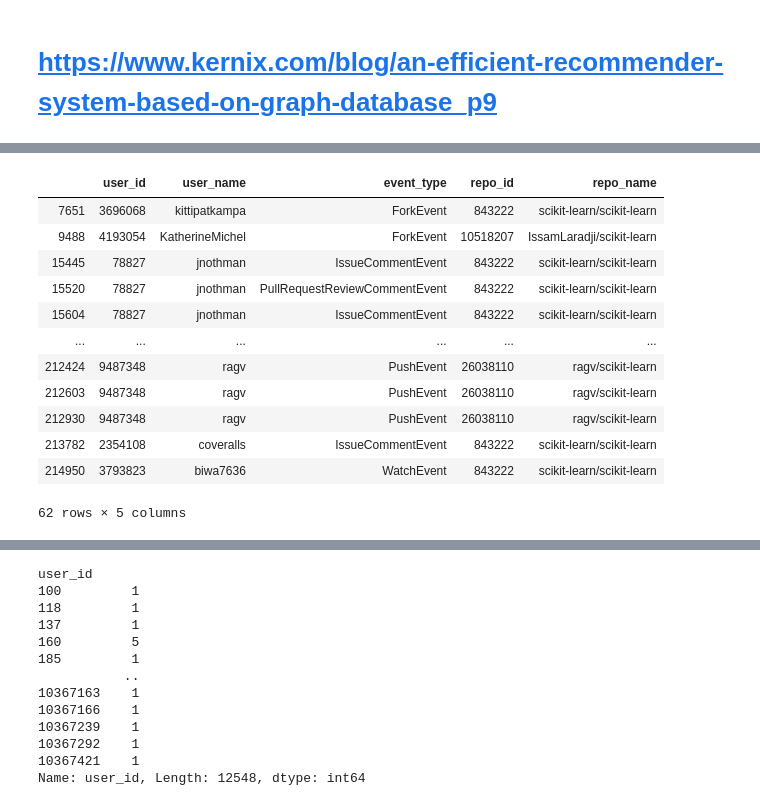
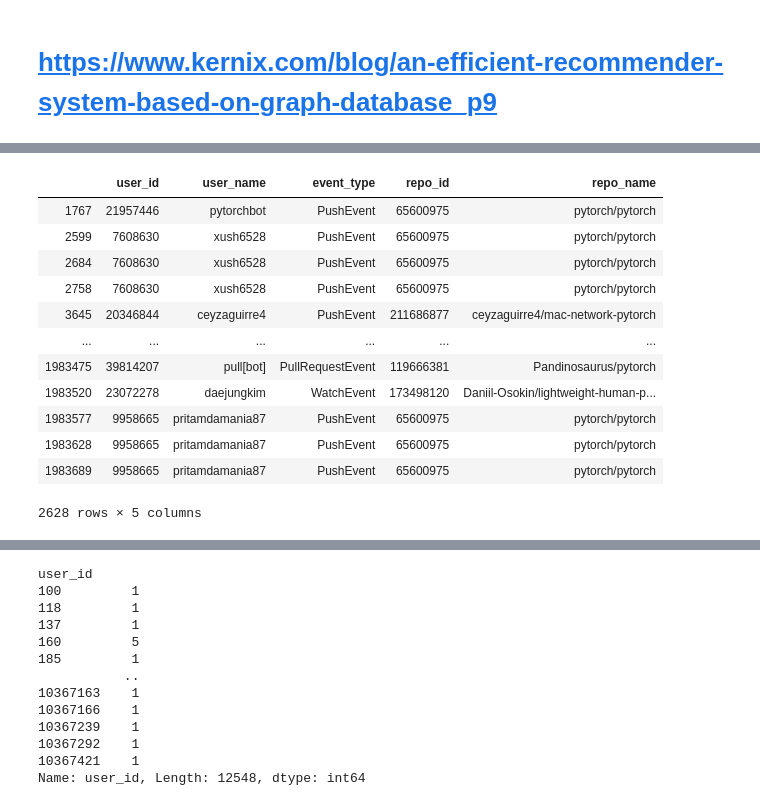
Before and after one commit to mzhangyb/Github-Network-Prediction, a Jupyter notebook: notebooks/py2neo.ipynb, the cells around one changed output, grey strips where cells are left out. Drawn from its saved outputs; the diff is of its cells as text; code cells hidden in the pictures.

```diff
--- a/notebooks/py2neo.ipynb
+++ b/notebooks/py2neo.ipynb
@@ -13,2 +116,2 @@ graph = Graph('http://neo4j:neo4j@localhost:7474/db/data/', auth=("neo4j", "save
 # %%
-triplets = pd.read_csv('../data/processed/2015-01-01/triplets.csv')
+triplets = pd.read_csv('../data/processed/2019-10-01/triplets.csv')
@@ -50,16 +141,16 @@ triplets[triplets.repo_id == 6761380]
 # %%
-triplets[triplets['repo_name'].str.contains('scikit')]
+triplets[triplets['repo_name'].str.contains('pytorch')]
 # %% [output]
 |  | user_id | user_name | event_type | repo_id | repo_name |
-| 7651 | 3696068 | kittipatkampa | ForkEvent | 843222 | scikit-learn/scikit-learn |
-| 9488 | 4193054 | KatherineMichel | ForkEvent | 10518207 | IssamLaradji/scikit-learn |
-| 15445 | 78827 | jnothman | IssueCommentEvent | 843222 | scikit-learn/scikit-learn |
-| 15520 | 78827 | jnothman | PullRequestReviewCommentEvent | 843222 | scikit-learn/scikit-learn |
-| 15604 | 78827 | jnothman | IssueCommentEvent | 843222 | scikit-learn/scikit-learn |
+| 1767 | 21957446 | pytorchbot | PushEvent | 65600975 | pytorch/pytorch |
+| 2599 | 7608630 | xush6528 | PushEvent | 65600975 | pytorch/pytorch |
+| 2684 | 7608630 | xush6528 | PushEvent | 65600975 | pytorch/pytorch |
+| 2758 | 7608630 | xush6528 | PushEvent | 65600975 | pytorch/pytorch |
+| 3645 | 20346844 | ceyzaguirre4 | PushEvent | 211686877 | ceyzaguirre4/mac-network-pytorch |
 | ... | ... | ... | ... | ... | ... |
-| 212424 | 9487348 | ragv | PushEvent | 26038110 | ragv/scikit-learn |
-| 212603 | 9487348 | ragv | PushEvent | 26038110 | ragv/scikit-learn |
-| 212930 | 9487348 | ragv | PushEvent | 26038110 | ragv/scikit-learn |
-| 213782 | 2354108 | coveralls | IssueCommentEvent | 843222 | scikit-learn/scikit-learn |
-| 214950 | 3793823 | biwa7636 | WatchEvent | 843222 | scikit-learn/scikit-learn |
+| 1983475 | 39814207 | pull[bot] | PullRequestEvent | 119666381 | Pandinosaurus/pytorch |
+| 1983520 | 23072278 | daejungkim | WatchEvent | 173498120 | Daniil-Osokin/lightweight-human-p... |
+| 1983577 | 9958665 | pritamdamania87 | PushEvent | 65600975 | pytorch/pytorch |
+| 1983628 | 9958665 | pritamdamania87 | PushEvent | 65600975 | pytorch/pytorch |
+| 1983689 | 9958665 | pritamdamania87 | PushEvent | 65600975 | pytorch/pytorch |
-62 rows × 5 columns
+2628 rows × 5 columns
```
Also changed, not shown: parts of 26 cells of this notebook.
